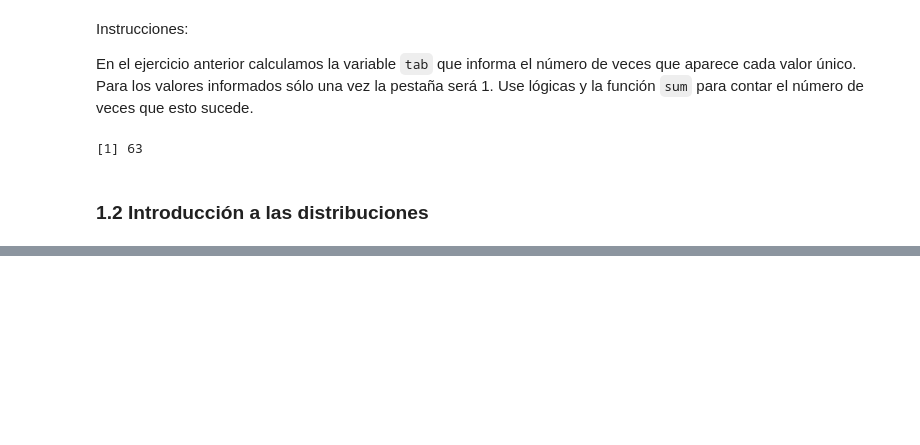
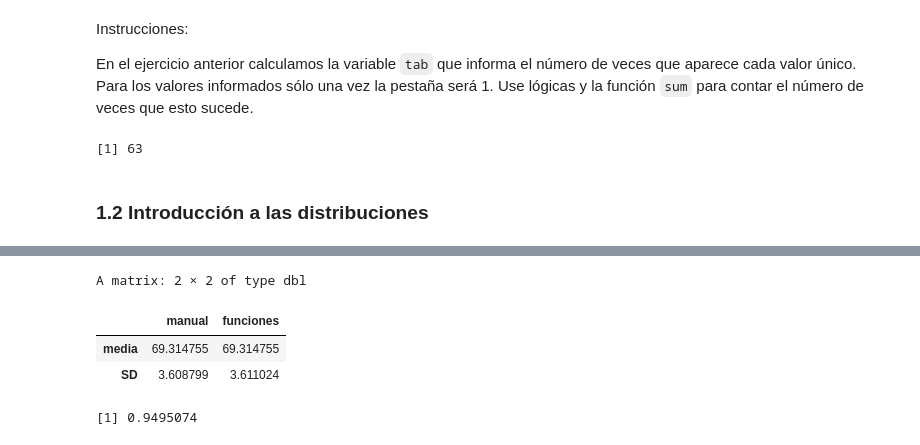
Before and after one commit to RaymundoSGlz/Data-Visualization, a Jupyter notebook: Visualizacion de datos.ipynb, the cells around one changed output, grey strips where cells are left out. Saved outputs shown, nothing was run; the diff lists cells and outputs as text; code cells hidden in the pictures; blank space fills up the shorter version.

```diff
--- a/Visualizacion de datos.ipynb
+++ b/Visualizacion de datos.ipynb
@@ -135,0 +274,26 @@ sum(tab==1)
+# %%
+# Definamos x como un vector con las alturas de los hombres
+index = heights$sex=="Male"
+x = heights$height[index]
+# Calculamos la media y la desviación estándar de manera manual
+media_manual = sum(x)/length(x)
+sd_manual = sqrt(sum((x-media_manual)^2)/length(x))
+manual = c(media = media_manual, SD = sd_manual)
+# Calculamos la media y la desviación estándar con las funciones mean() y sd()
+media_funciones = mean(x)
+sd_funciones = sd(x)
+funciones = c(media = media_funciones, SD = sd_funciones)
+# Mostramos los resultados
+cbind(manual, funciones)
+# %% [output]
+A matrix: 2 × 2 of type dbl
+|  | manual | funciones |
+| media | 69.314755 | 69.314755 |
+| SD | 3.608799 | 3.611024 |
+# %%
+# Calculamos las unidades estándar
+z = scale(x)
+# ver la proporción de hombres que hay dentro de 2 SD del promedio
+mean(abs(z) < 2)
+# %% [output]
+[1] 0.9495074
```
Also changed, not shown: parts of 50 cells of this notebook.
